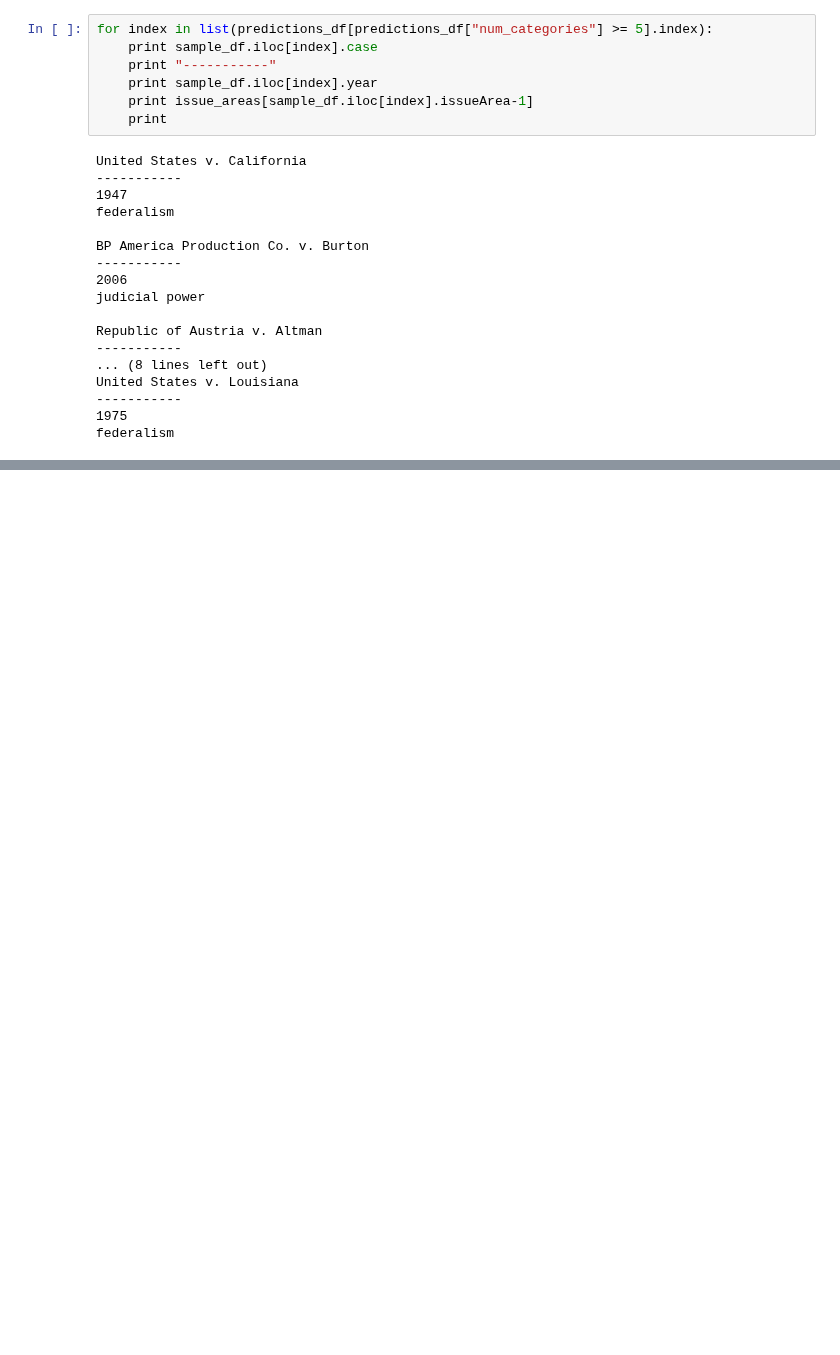
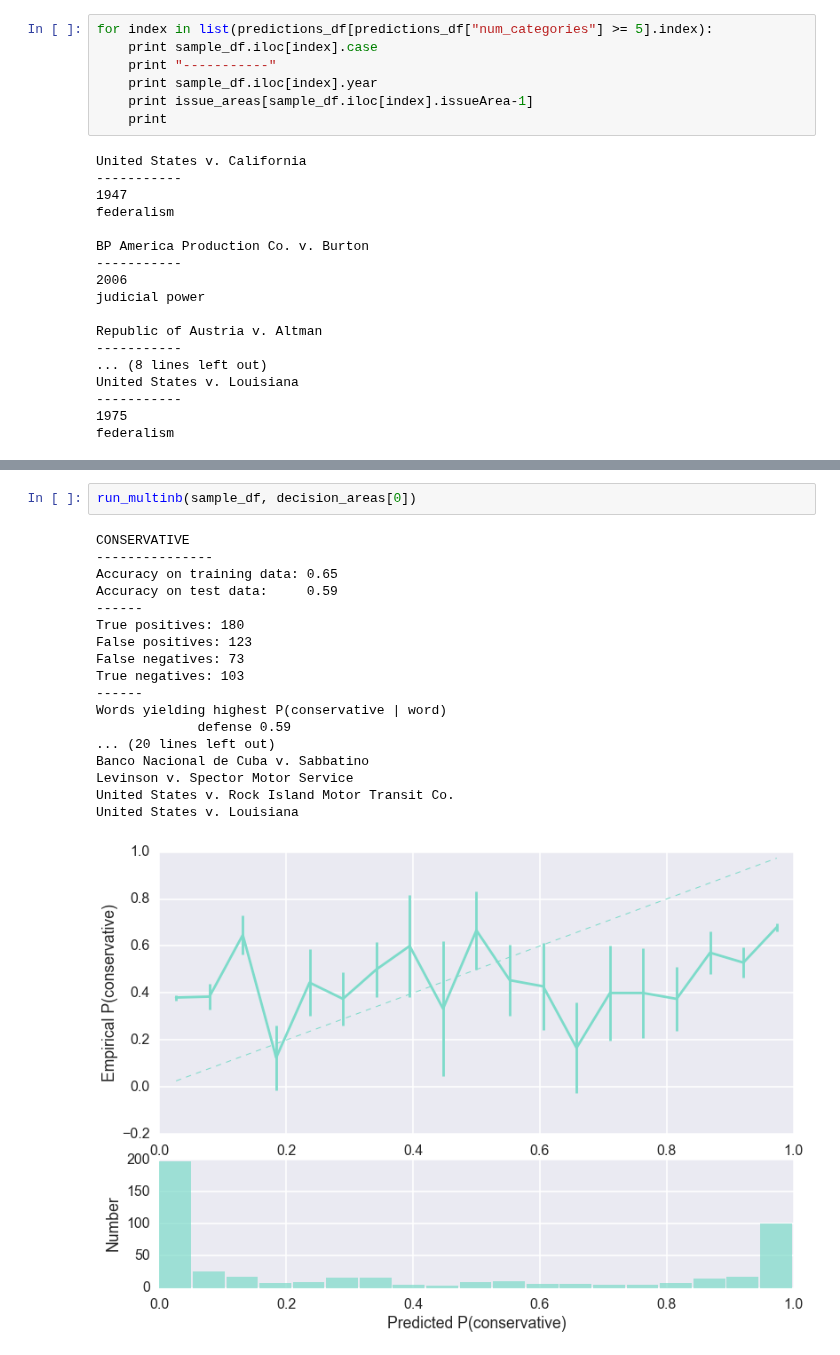
Before and after one commit to yunhanxu/cs109-project, a Jupyter notebook: naive_bayes_classification.ipynb, the cells around one changed output, grey strips where cells are left out. Cells and saved outputs as stored; diff of their text form; blank space fills up the shorter version.

```diff
--- a/naive_bayes_classification.ipynb
+++ b/naive_bayes_classification.ipynb
@@ -652,0 +675,21 @@ federalism
+# %%
+run_multinb(sample_df, decision_areas[0])
+# %% [output]
+CONSERVATIVE
+---------------
+Accuracy on training data: 0.65
+Accuracy on test data:     0.59
+------
+True positives: 180
+False positives: 123
+False negatives: 73
+True negatives: 103
+------
+Words yielding highest P(conservative | word)
+             defense 0.59
+... (20 lines left out)
+Banco Nacional de Cuba v. Sabbatino
+Levinson v. Spector Motor Service
+United States v. Rock Island Motor Transit Co.
+United States v. Louisiana
+[figure, added]
```
Also changed, not shown: parts of 9 cells of this notebook.
